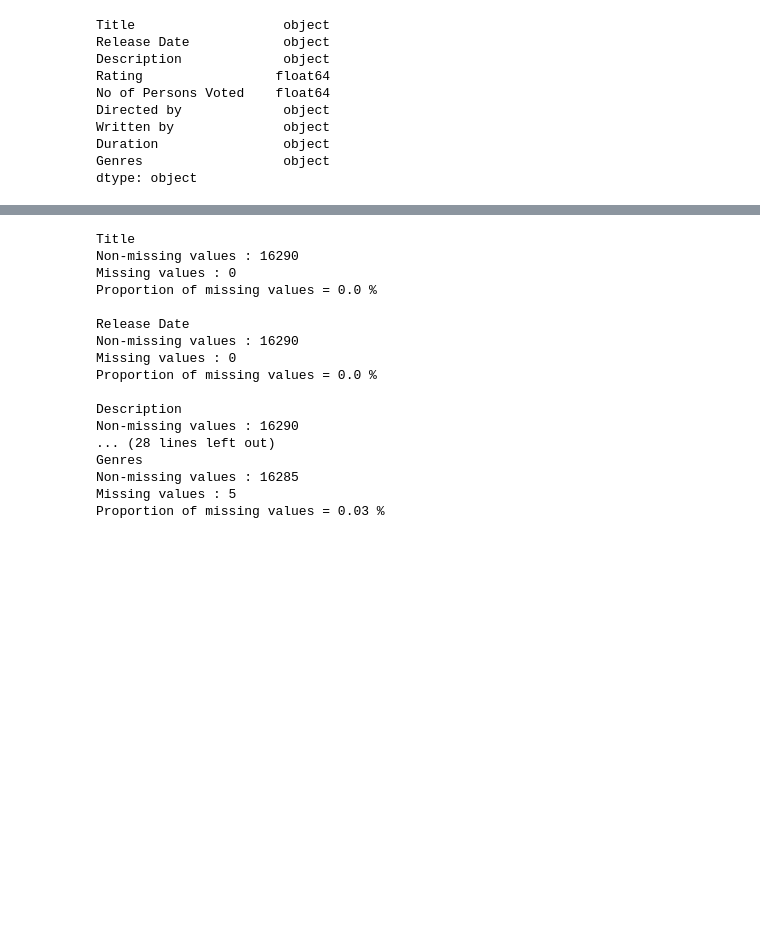
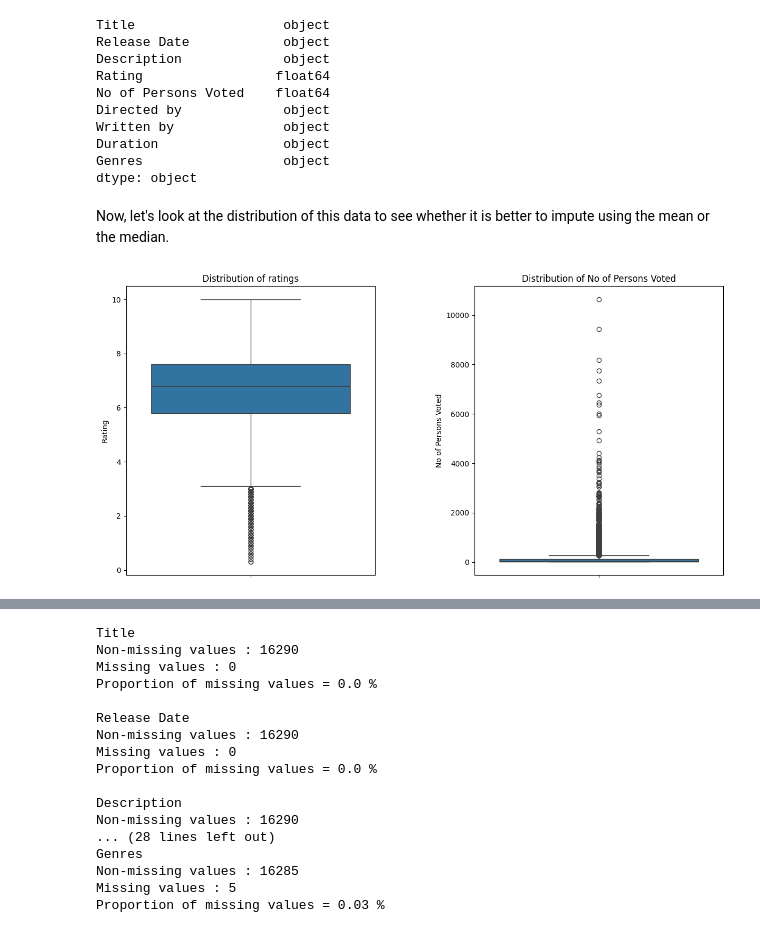
Before and after one commit to Thibaut5599/Analysis_MovieDataset, a Jupyter notebook: Movies_1910_2024.ipynb, the cells around one changed output, grey strips where cells are left out. Cells and saved outputs as stored; diff of their text form; code cells hidden in the pictures; blank space fills up the shorter version.

```diff
--- a/Movies_1910_2024.ipynb
+++ b/Movies_1910_2024.ipynb
@@ -154,3 +175,23 @@ Written by              object
 Duration                object
 Genres                  object
 dtype: object
+# %% [markdown]
+Now, let's look at the distribution of this data to see whether it is better to impute using the mean or the median.
+# %%
+# Create 2 boxplots to visualize the distribution of "Rating" and "No of Persons Voted".
+
+fig, axes = plt.subplots(1, 2, figsize=(12, 6))
+
+# Boxplot of ratings
+sns.boxplot(data=df["Rating"], ax=axes[0])
+axes[0].set_title("Distribution of ratings")
+
+# Boxplot of No of Persons Voted
+sns.boxplot(data=df["No of Persons Voted"], ax=axes[1])
+axes[1].set_title("Distribution of No of Persons Voted")
+
+plt.tight_layout()
+plt.subplots_adjust(wspace=0.4)
+plt.show()
+# %% [output]
+[figure, added]
```
Also changed, not shown: parts of 17 cells of this notebook.
